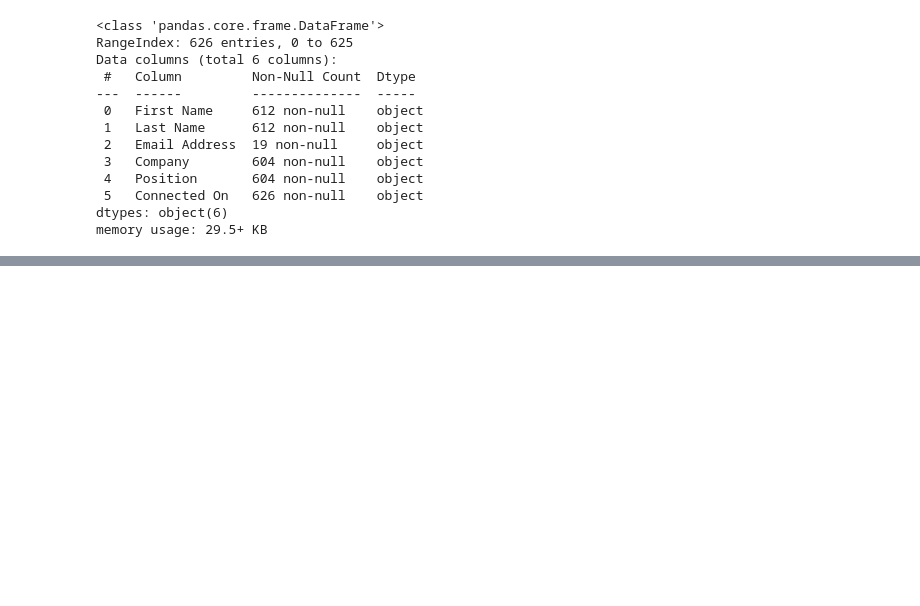
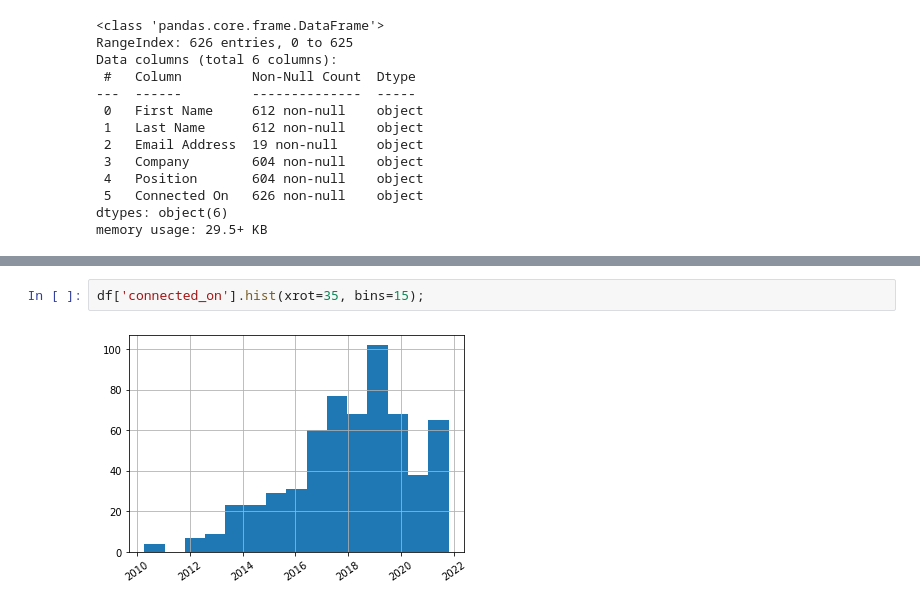
Before and after one commit to Katie33333/linkedIn-network, a Jupyter notebook: linkedin_network.ipynb, the cells around one changed output, grey strips where cells are left out. Saved outputs shown, nothing was run; the diff lists cells and outputs as text; blank space fills up the shorter version.

```diff
--- a/linkedin_network.ipynb
+++ b/linkedin_network.ipynb
@@ -30,0 +62,4 @@ memory usage: 29.5+ KB
+# %%
+df['connected_on'].hist(xrot=35, bins=15);
+# %% [output]
+[figure, added]
```
Also changed, not shown: parts of 19 cells of this notebook.
